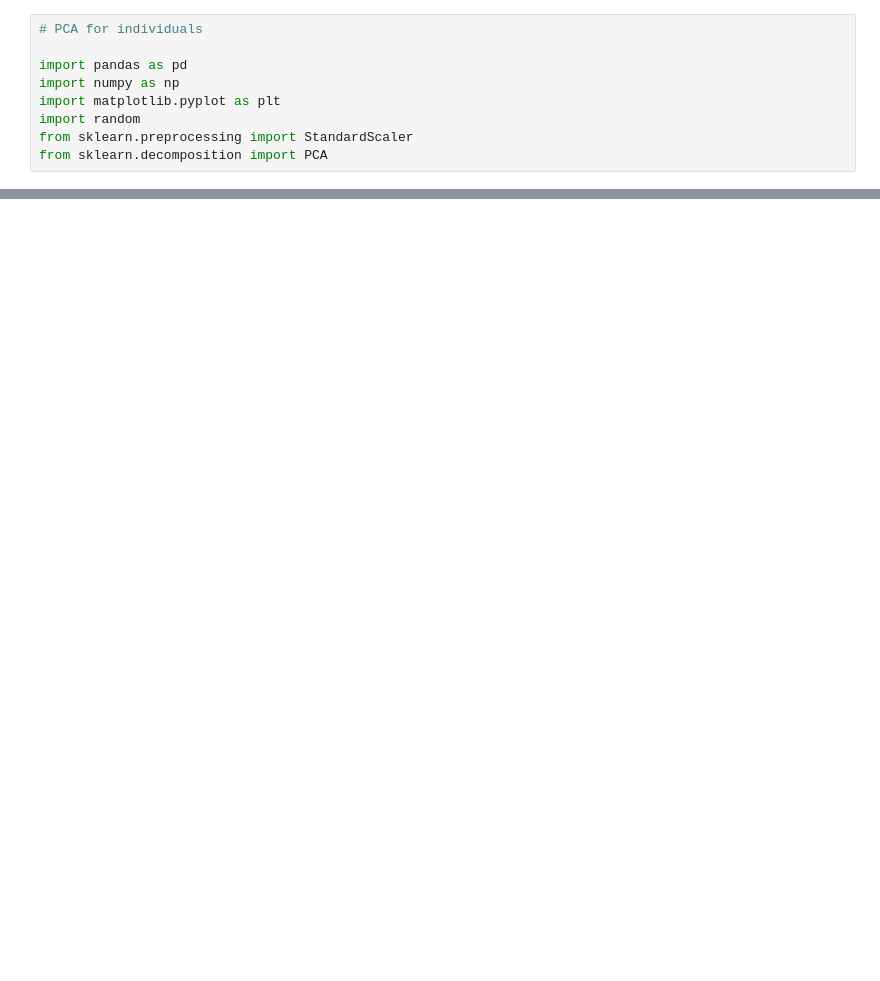
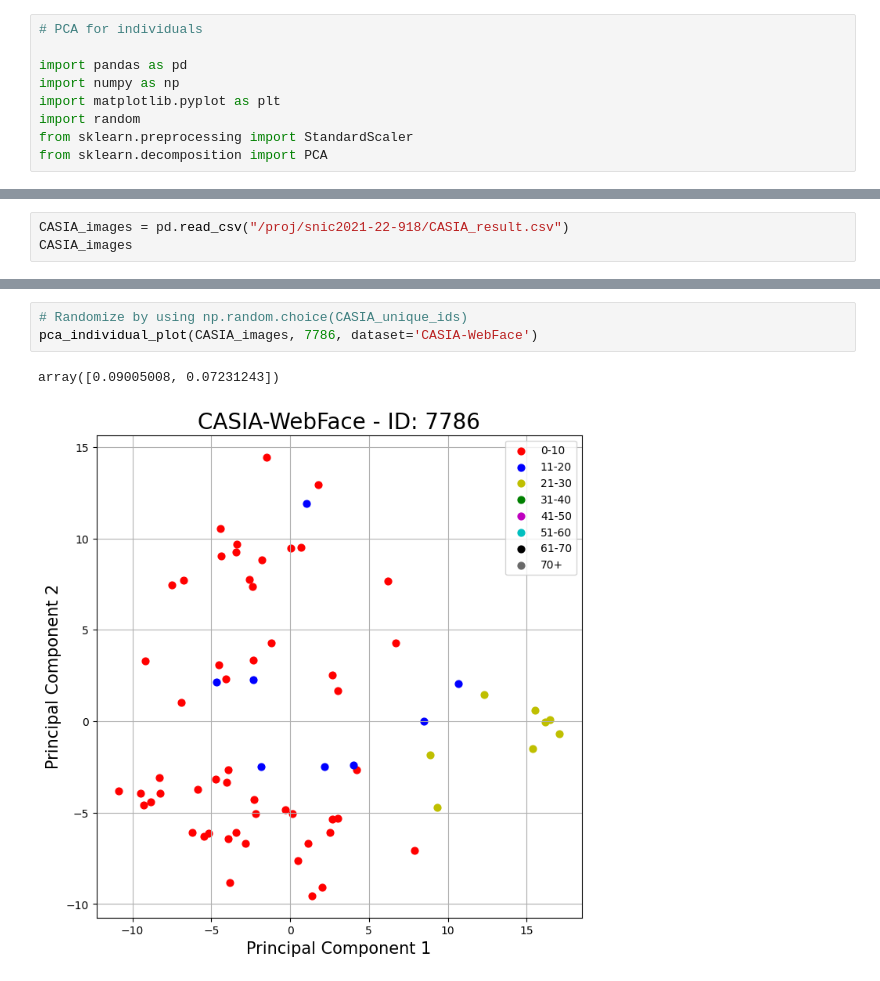
Before and after one commit to ivarblohm/FaceProject, a Jupyter notebook: PCASingle.ipynb, the cells around one changed output, grey strips where cells are left out. Drawn from its saved outputs; the diff is of its cells as text; blank space fills up the shorter version.

```diff
--- a/PCASingle.ipynb
+++ b/PCASingle.ipynb
@@ -28,0 +29,3 @@ df_all_images
+# %%
+CASIA_images = pd.read_csv("/proj/snic2021-22-918/CASIA_result.csv")
+CASIA_images
@@ -146,0 +119,6 @@ array([0.15382756, 0.09968077])
+# %%
+# Randomize by using np.random.choice(CASIA_unique_ids)
+pca_individual_plot(CASIA_images, 7786, dataset='CASIA-WebFace')
+# %% [output]
+array([0.09005008, 0.07231243])
+[figure, added]
```
Also changed, not shown: parts of 14 cells of this notebook, 2 other files.
